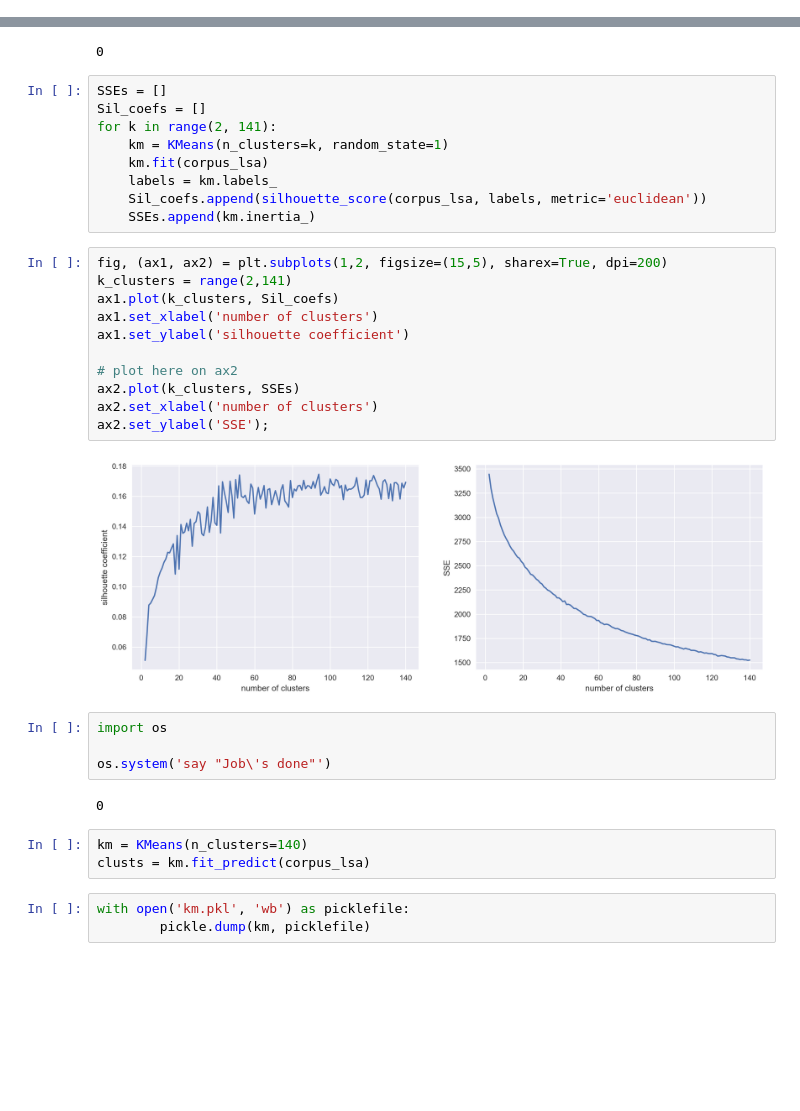
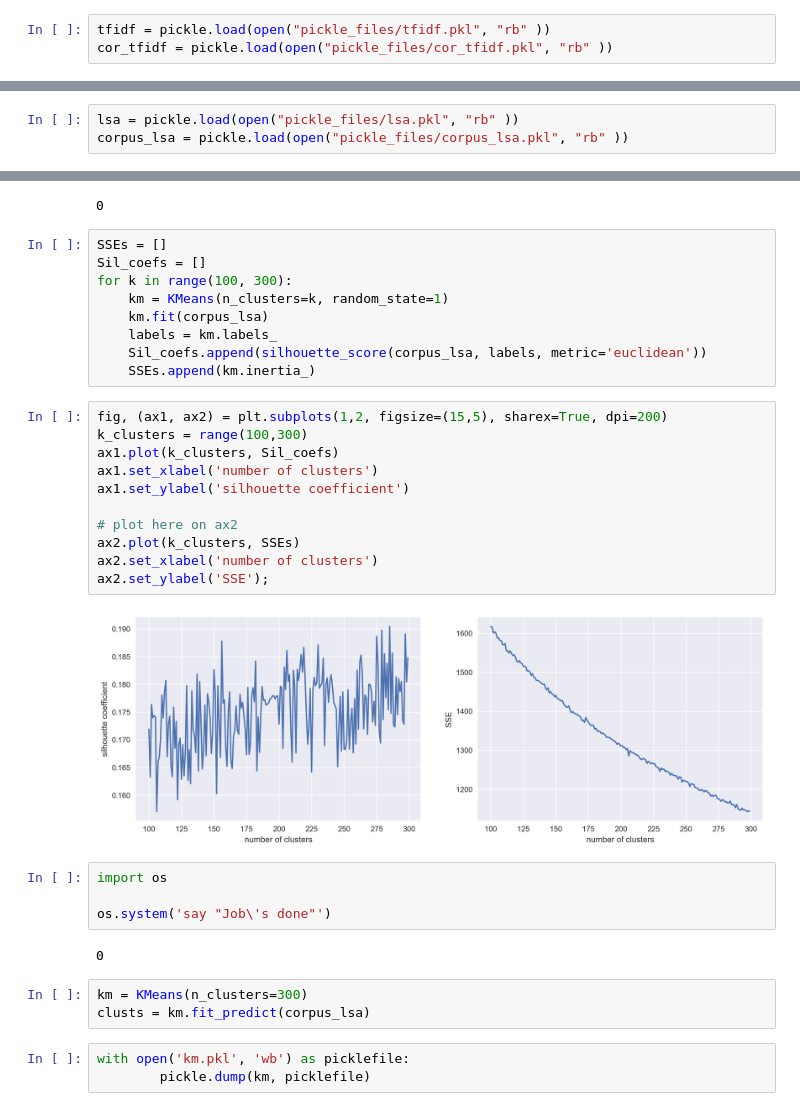
Before and after one commit to Zingo3245/Predicting_the_Source_of_News_Articles, a Jupyter notebook: Fit_LSA.ipynb, the cells around one changed output, grey strips where cells are left out. Drawn from its saved outputs; the diff is of its cells as text; blank space fills up the shorter version.

```diff
--- a/Fit_LSA.ipynb
+++ b/Fit_LSA.ipynb
@@ -68,6 +68,9 @@ cor_tfidf = tfidf.fit_transform(final_round_clean)
 # %%
 with open('cor_tfidf.pkl', 'wb') as picklefile:
         pickle.dump(cor_tfidf, picklefile)
+# %%
+tfidf = pickle.load(open("pickle_files/tfidf.pkl", "rb" ))
+cor_tfidf = pickle.load(open("pickle_files/cor_tfidf.pkl", "rb" ))
 # %%
 with open('tfidf.pkl', 'wb') as picklefile:
         pickle.dump(tfidf, picklefile)
@@ -75,6 +78,9 @@ with open('tfidf.pkl', 'wb') as picklefile:
 lsa = TruncatedSVD(140, algorithm = 'arpack')
 corpus_lsa = lsa.fit_transform(cor_tfidf)
 corpus_lsa = Normalizer(copy=False).fit_transform(corpus_lsa)
+# %%
+lsa = pickle.load(open("pickle_files/lsa.pkl", "rb" ))
+corpus_lsa = pickle.load(open("pickle_files/corpus_lsa.pkl", "rb" ))
 # %%
 with open('lsa.pkl', 'wb') as picklefile:
         pickle.dump(lsa, picklefile)
@@ -122,7 +130,7 @@ os.system('say "Your move.....Commander"')
 # %%
 SSEs = []
 Sil_coefs = []
-for k in range(2, 141):
+for k in range(100, 300):
     km = KMeans(n_clusters=k, random_state=1)
     km.fit(corpus_lsa)
     labels = km.labels_
@@ -130,17 +138,17 @@ for k in range(2, 141):
     SSEs.append(km.inertia_)
 # %%
 fig, (ax1, ax2) = plt.subplots(1,2, figsize=(15,5), sharex=True, dpi=200)
-k_clusters = range(2,141)
+k_clusters = range(100,300)
 ax1.plot(k_clusters, Sil_coefs)
 ax1.set_xlabel('number of clusters')
 ax1.set_ylabel('silhouette coefficient')
 
 # plot here on ax2
 ax2.plot(k_clusters, SSEs)
 ax2.set_xlabel('number of clusters')
 ax2.set_ylabel('SSE');
 # %% [output]
-[figure, old version]
+[figure, new version]
 # %%
 import os
 
@@ -148,7 +156,7 @@ os.system('say "Job\'s done"')
 # %% [output]
 0
 # %%
-km = KMeans(n_clusters=140)
+km = KMeans(n_clusters=300)
 clusts = km.fit_predict(corpus_lsa)
 # %%
 with open('km.pkl', 'wb') as picklefile:
```
Also changed, not shown: parts of 9 cells of this notebook, 1 other file.
